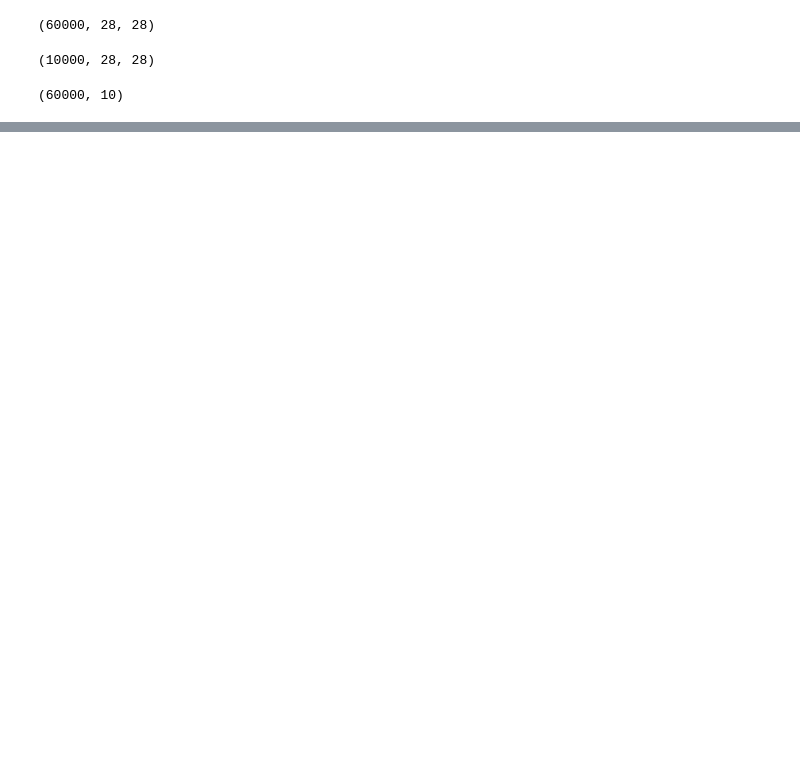
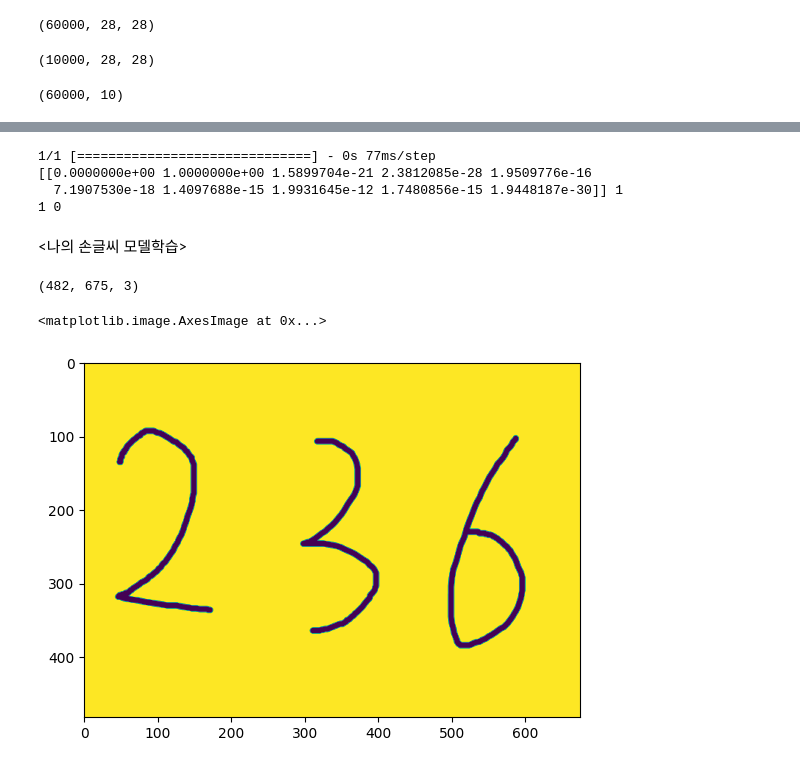
Before and after one commit to JOJUNHYUNG0818/ai, a Jupyter notebook: handNumber.ipynb, the cells around one changed output, grey strips where cells are left out. Drawn from its saved outputs; the diff is of its cells as text; code cells hidden in the pictures; blank space fills up the shorter version.

```diff
--- a/handNumber.ipynb
+++ b/handNumber.ipynb
@@ -82,0 +106,33 @@ Epoch 10: val_loss improved from 0.27177 to 0.26475, saving model to mnist_ditgi
+# %%
+# 모델 예측하기
+# Predict Model
+import numpy as np
+selected_digit = 5
+
+result = model.predict(np.array([x_test[selected_digit]]))
+result_number = np.argmax(result) # result 중 가장 큰값 [5]
+y_test_digit = y_test[selected_digit]
+y_test_number = np.argmax(y_test_digit)
+print(result, result_number)
+print(y_test_digit, y_test_number)
+# %% [output]
+1/1 [==============================] - 0s 77ms/step
+[[0.0000000e+00 1.0000000e+00 1.5899704e-21 2.3812085e-28 1.9509776e-16
+  7.1907530e-18 1.4097688e-15 1.9931645e-12 1.7480856e-15 1.9448187e-30]] 1
+1 0
+# %% [markdown]
+<나의 손글씨 모델학습>
+# %%
+frame='236.jpg'
+img = cv.imread(frame)
+img.shape
+# %% [output]
+(482, 675, 3)
+# %%
+# hsv transform - value = gray image
+hsv = cv.cvtColor(img, cv.COLOR_BGR2HSV)
+hue, saturation, value = cv.split(hsv)
+plt.imshow(value)
+# %% [output]
+<matplotlib.image.AxesImage at 0x...>
+[figure, added]
```
Also changed, not shown: parts of 12 cells of this notebook.
